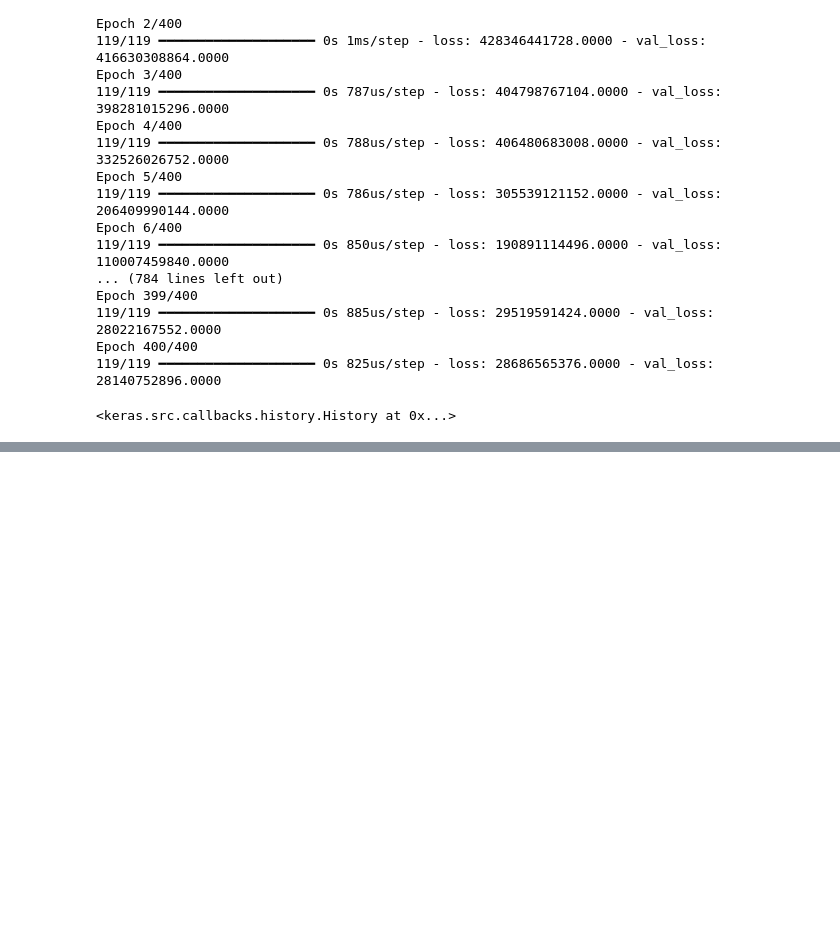
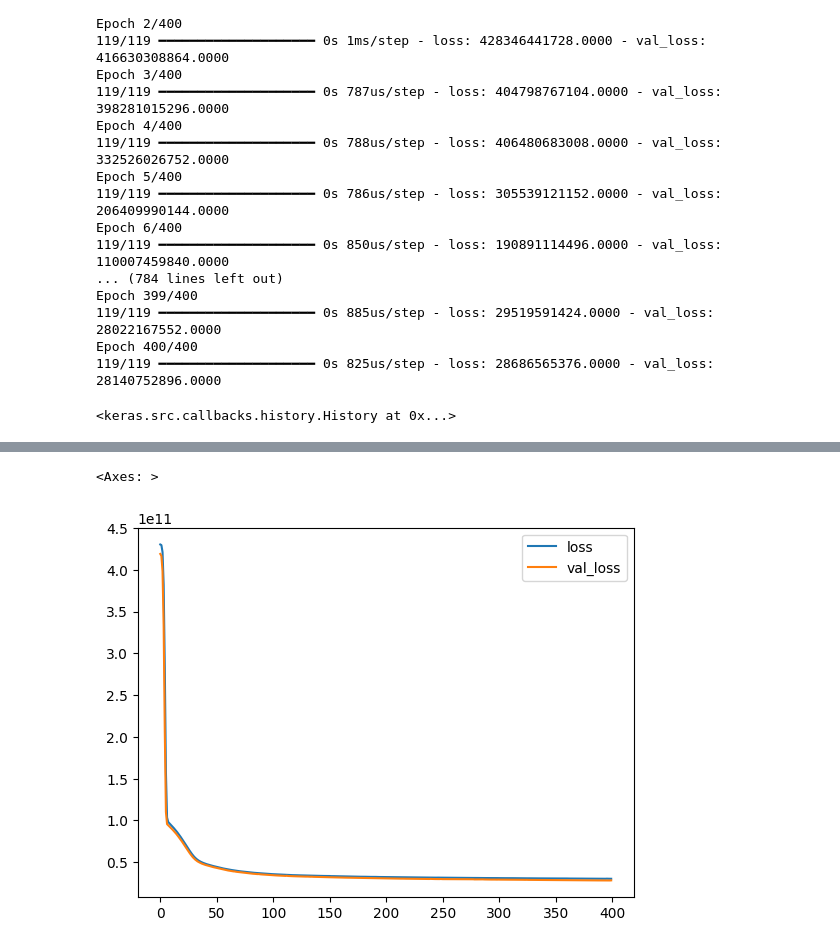
Before and after one commit to JoseiPG1/Notes-on-Machine-Learning-and-Neural-Networks, a Jupyter notebook: Lectures Notes/Deep Learning/tensorflow_regresion.ipynb, the cells around one changed output, grey strips where cells are left out. Saved outputs shown, nothing was run; the diff lists cells and outputs as text; code cells hidden in the pictures; blank space fills up the shorter version.

Commit message:
model metrics and predictions

```diff
--- a/Lectures Notes/Deep Learning/tensorflow_regresion.ipynb
+++ b/Lectures Notes/Deep Learning/tensorflow_regresion.ipynb
@@ -319,0 +322,3 @@ Epoch 400/400
+# %%
+losses = pd.DataFrame(model.history.history)
+losses
@@ -319,0 +339,5 @@ Epoch 400/400
+# %%
+losses.plot()
+# %% [output]
+<Axes: >
+[figure, added]
```
Also changed, not shown: parts of 15 cells of this notebook.
